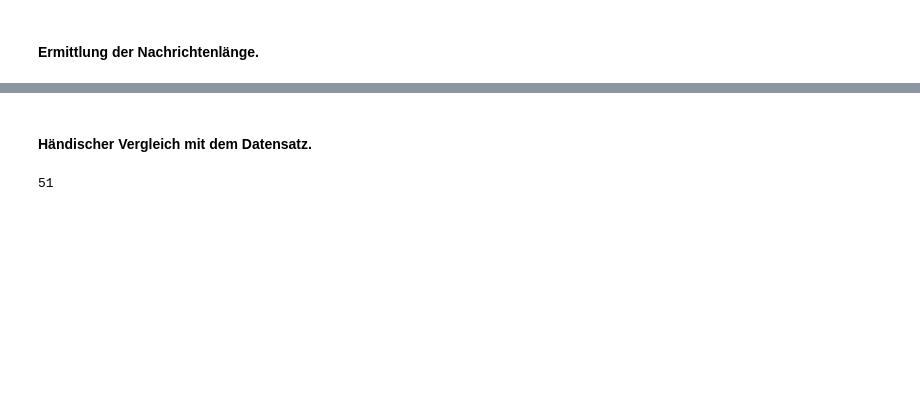
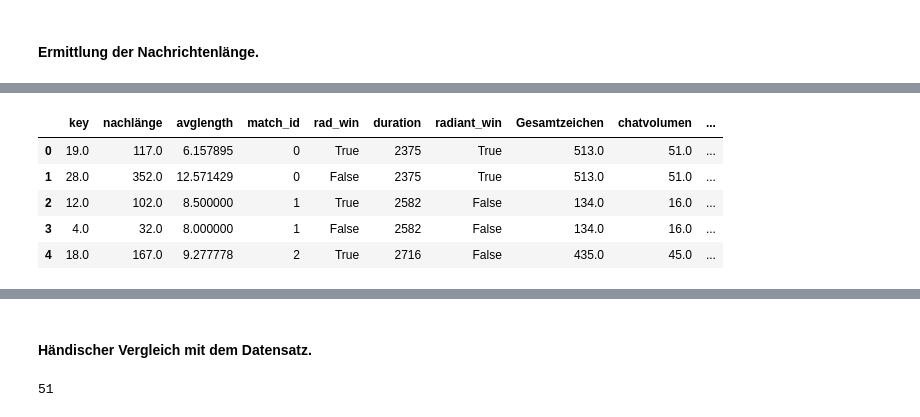
Before and after one commit to agruenth/BDA_SS17, a Jupyter notebook: Aufgabe 3.ipynb, the cells around one changed output, grey strips where cells are left out. Drawn from its saved outputs; the diff is of its cells as text; code cells hidden in the pictures; blank space fills up the shorter version.

```diff
--- a/Aufgabe 3.ipynb
+++ b/Aufgabe 3.ipynb
@@ -82,3 +82,15 @@ match.head()
 | 4 | 4 | 1887 | True |
 # %% [markdown]
 ### Hinzufügen der für uns relevanten Daten.
+# %%
+#Gesamtanzahl an Chatzeichen während des Spiels
+match['Gesamtzeichen'] = chat[['match_id', 'nachlänge']].groupby('match_id').sum()
+#Wie viel wird insgesamt gechattet
+match ['chatvolumen'] = chat['match_id'].value_counts()
+#Anzahl der
+match['Anzahl'] = chat[['match_id', 'nachlänge']].groupby('match_id').count()
+#Durchschnittliche Nachrichtenlänge
+match ['durchlä'] = chat['nachlänge'] / match['Anzahl']
+#Spiellänge
+match ['Spiellänge'] = match['duration']
+match.head()
@@ -110,12 +128,0 @@ groupedchat.head()
-# %%
-#Gesamtanzahl an Chatzeichen während des Spiels
-match['Gesamtzeichen'] = chat[['match_id', 'Nachlänge']].groupby('match_id').sum()
-#Wie viel wird insgesamt gechattet
-match ['chatvolumen'] = chat['match_id'].value_counts()
-#Anzahl der
-match['Anzahl'] = chat[['match_id', 'Nachlänge']].groupby('match_id').count()
-#Durchschnittliche Nachrichtenlänge
-match ['durchlä'] = chat['Nachlänge'] / match['Anzahl']
-#Spiellänge
-match ['Spiellänge'] = match['duration']
-match.head()
@@ -128,0 +129,10 @@ match.head()
+# %%
+groupedchat['avglength'] = groupedchat['nachlänge']/groupedchat['key']
+print(groupedchat.index.values)
+groupedchat['match_id'] = [x[0] for x in list(groupedchat.index.values)]
+groupedchat['rad_win'] = [x[1] for x in list(groupedchat.index.values)]
+groupedchat = groupedchat.merge(match, on='match_id')
+groupedchat_win = groupedchat[groupedchat['rad_win']==groupedchat['radiant_win']]
+groupedchat_lose = groupedchat[groupedchat['rad_win']!=groupedchat['radiant_win']]
+groupedchat_win.drop('rad_win',axis=1, inplace=True)
+groupedchat_lose.drop('rad_win',axis=1, inplace=True)
@@ -128,0 +188,9 @@ match.head()
+# %%
+groupedchat.head()
+# %% [output]
+|  | key | nachlänge | avglength | match_id | rad_win | duration | radiant_win | Gesamtzeichen | chatvolumen | ... |
+| 0 | 19.0 | 117.0 | 6.157895 | 0 | True | 2375 | True | 513.0 | 51.0 | ... |
+| 1 | 28.0 | 352.0 | 12.571429 | 0 | False | 2375 | True | 513.0 | 51.0 | ... |
+| 2 | 12.0 | 102.0 | 8.500000 | 1 | True | 2582 | False | 134.0 | 16.0 | ... |
+| 3 | 4.0 | 32.0 | 8.000000 | 1 | False | 2582 | False | 134.0 | 16.0 | ... |
+| 4 | 18.0 | 167.0 | 9.277778 | 2 | True | 2716 | False | 435.0 | 45.0 | ... |
```
Also changed, not shown: parts of 23 cells of this notebook.
